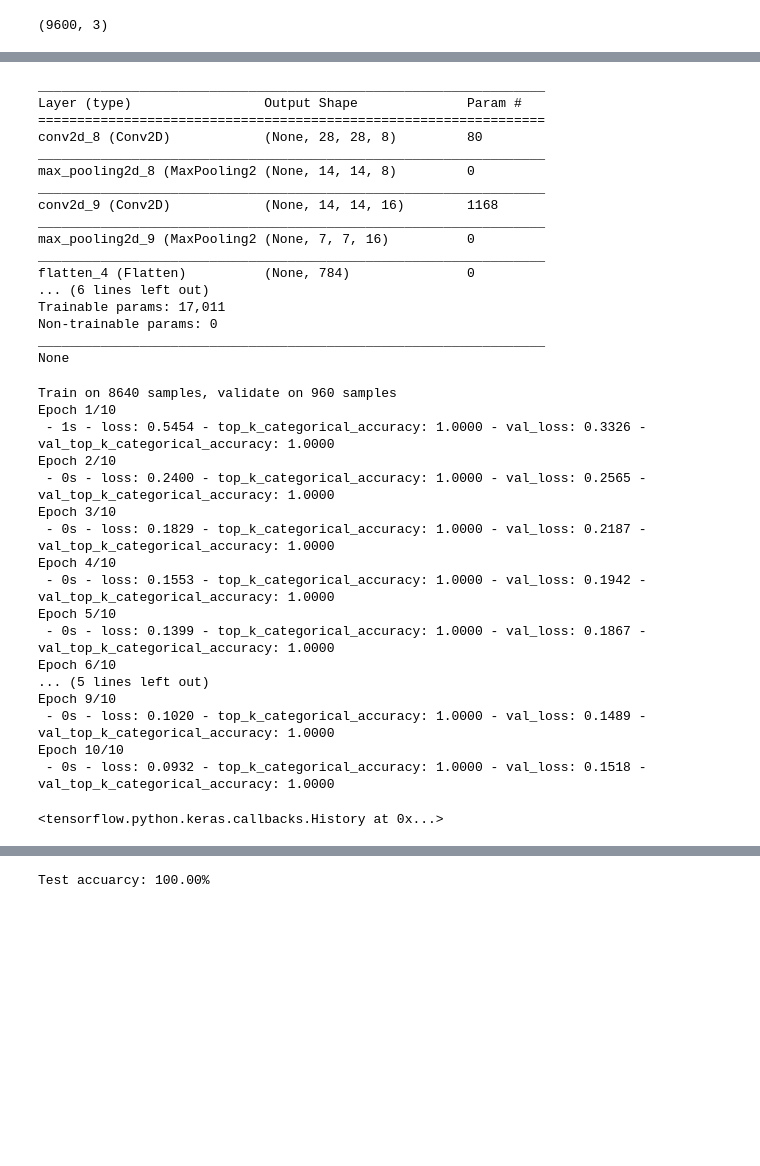
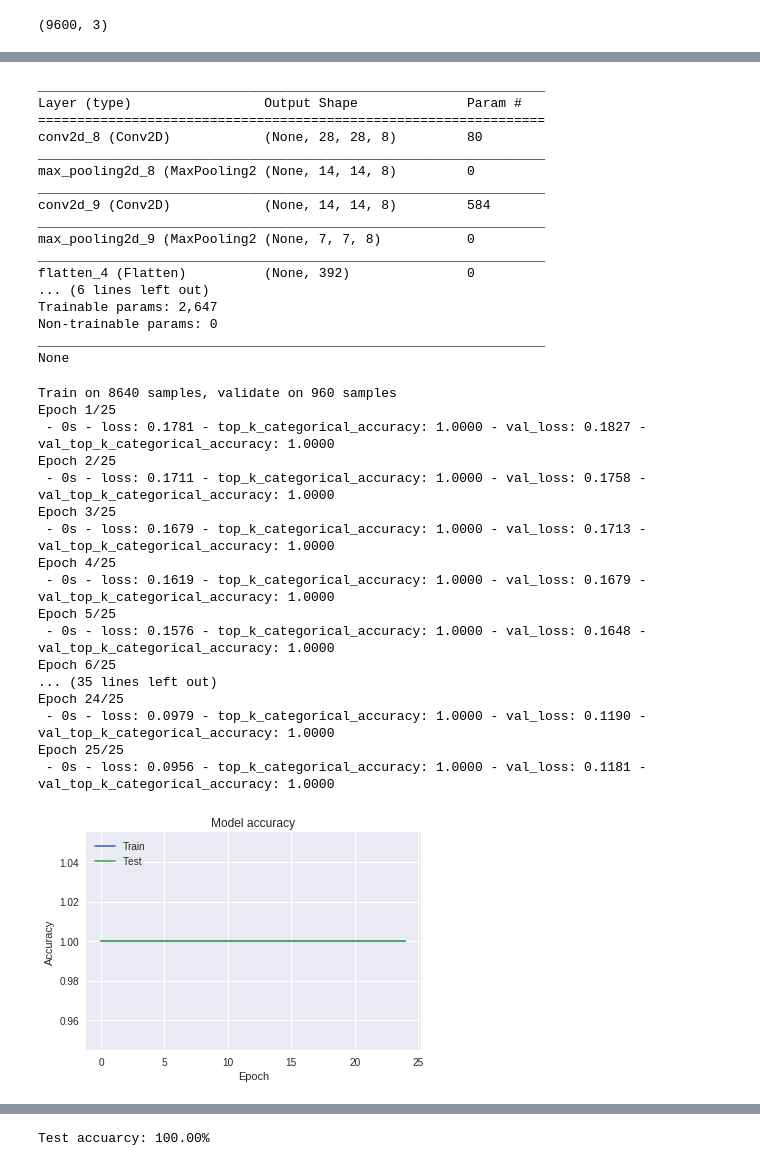
Before and after one commit to suyashss/nn_test, a Jupyter notebook: CNN_test_v2.ipynb, the cells around one changed output, grey strips where cells are left out. Cells and saved outputs as stored; diff of their text form; code cells hidden in the pictures; blank space fills up the shorter version.

```diff
--- a/CNN_test_v2.ipynb
+++ b/CNN_test_v2.ipynb
@@ -132,10 +125,10 @@ print(y_train[:10,:])
 model = keras.Sequential()
 model.add(layers.Convolution2D(8, (3, 3), padding='same', activation= 'relu',input_shape=x_train.shape[1:]))
 model.add(layers.MaxPooling2D(pool_size=(2, 2)))
-model.add(layers.Convolution2D(16, (3, 3), padding='same', activation= 'relu'))
+model.add(layers.Convolution2D(8, (3, 3), padding='same', activation= 'relu'))
 model.add(layers.MaxPooling2D(pool_size=(2, 2)))
 model.add(layers.Flatten())
-model.add(layers.Dense(20, activation='relu'))
+model.add(layers.Dense(5, activation='relu'))
 model.add(layers.Dense(len(classes), activation='softmax'))
 # Train model
 adam = tf.train.AdamOptimizer()
@@ -151,34 +144,33 @@ conv2d_8 (Conv2D)            (None, 28, 28, 8)         80
 _________________________________________________________________
 max_pooling2d_8 (MaxPooling2 (None, 14, 14, 8)         0
 _________________________________________________________________
-conv2d_9 (Conv2D)            (None, 14, 14, 16)        1168
+conv2d_9 (Conv2D)            (None, 14, 14, 8)         584
 _________________________________________________________________
-max_pooling2d_9 (MaxPooling2 (None, 7, 7, 16)          0
+max_pooling2d_9 (MaxPooling2 (None, 7, 7, 8)           0
 _________________________________________________________________
-flatten_4 (Flatten)          (None, 784)               0
+flatten_4 (Flatten)          (None, 392)               0
 ... (6 lines left out)
-Trainable params: 17,011
+Trainable params: 2,647
 Non-trainable params: 0
 _________________________________________________________________
 None
 # %%
-model.fit(x = x_train, y = y_train, validation_split=0.1, batch_size = 256, verbose=2, epochs=10)
+history = model.fit(x = x_train, y = y_train, validation_split=0.1, batch_size = 256, verbose=2, epochs=25)
 # %% [output]
 Train on 8640 samples, validate on 960 samples
-Epoch 1/10
- - 1s - loss: 0.5454 - top_k_categorical_accuracy: 1.0000 - val_loss: 0.3326 - val_top_k_categorical_accuracy: 1.0000
-Epoch 2/10
- - 0s - loss: 0.2400 - top_k_categorical_accuracy: 1.0000 - val_loss: 0.2565 - val_top_k_categorical_accuracy: 1.0000
-Epoch 3/10
- - 0s - loss: 0.1829 - top_k_categorical_accuracy: 1.0000 - val_loss: 0.2187 - val_top_k_categorical_accuracy: 1.0000
-Epoch 4/10
- - 0s - loss: 0.1553 - top_k_categorical_accuracy: 1.0000 - val_loss: 0.1942 - val_top_k_categorical_accuracy: 1.0000
-Epoch 5/10
- - 0s - loss: 0.1399 - top_k_categorical_accuracy: 1.0000 - val_loss: 0.1867 - val_top_k_categorical_accuracy: 1.0000
-Epoch 6/10
-... (5 lines left out)
-Epoch 9/10
- - 0s - loss: 0.1020 - top_k_categorical_accuracy: 1.0000 - val_loss: 0.1489 - val_top_k_categorical_accuracy: 1.0000
-Epoch 10/10
- - 0s - loss: 0.0932 - top_k_categorical_accuracy: 1.0000 - val_loss: 0.1518 - val_top_k_categorical_accuracy: 1.0000
+Epoch 1/25
+ - 0s - loss: 0.1781 - top_k_categorical_accuracy: 1.0000 - val_loss: 0.1827 - val_top_k_categorical_accuracy: 1.0000
+Epoch 2/25
+ - 0s - loss: 0.1711 - top_k_categorical_accuracy: 1.0000 - val_loss: 0.1758 - val_top_k_categorical_accuracy: 1.0000
+Epoch 3/25
+ - 0s - loss: 0.1679 - top_k_categorical_accuracy: 1.0000 - val_loss: 0.1713 - val_top_k_categorical_accuracy: 1.0000
+Epoch 4/25
+ - 0s - loss: 0.1619 - top_k_categorical_accuracy: 1.0000 - val_loss: 0.1679 - val_top_k_categorical_accuracy: 1.0000
+Epoch 5/25
+ - 0s - loss: 0.1576 - top_k_categorical_accuracy: 1.0000 - val_loss: 0.1648 - val_top_k_categorical_accuracy: 1.0000
+Epoch 6/25
+... (35 lines left out)
+Epoch 24/25
+ - 0s - loss: 0.0979 - top_k_categorical_accuracy: 1.0000 - val_loss: 0.1190 - val_top_k_categorical_accuracy: 1.0000
+Epoch 25/25
+ - 0s - loss: 0.0956 - top_k_categorical_accuracy: 1.0000 - val_loss: 0.1181 - val_top_k_categorical_accuracy: 1.0000
-<tensorflow.python.keras.callbacks.History at 0x...>
@@ -184,0 +179,11 @@ Epoch 10/10
+# %%
+# Plot training & validation accuracy values
+plt.plot(history.history['top_k_categorical_accuracy'])
+plt.plot(history.history['val_top_k_categorical_accuracy'])
+plt.title('Model accuracy')
+plt.ylabel('Accuracy')
+plt.xlabel('Epoch')
+plt.legend(['Train', 'Test'], loc='upper left')
+plt.show()
+# %% [output]
+[figure, added]
```
Also changed, not shown: parts of 15 cells of this notebook.
